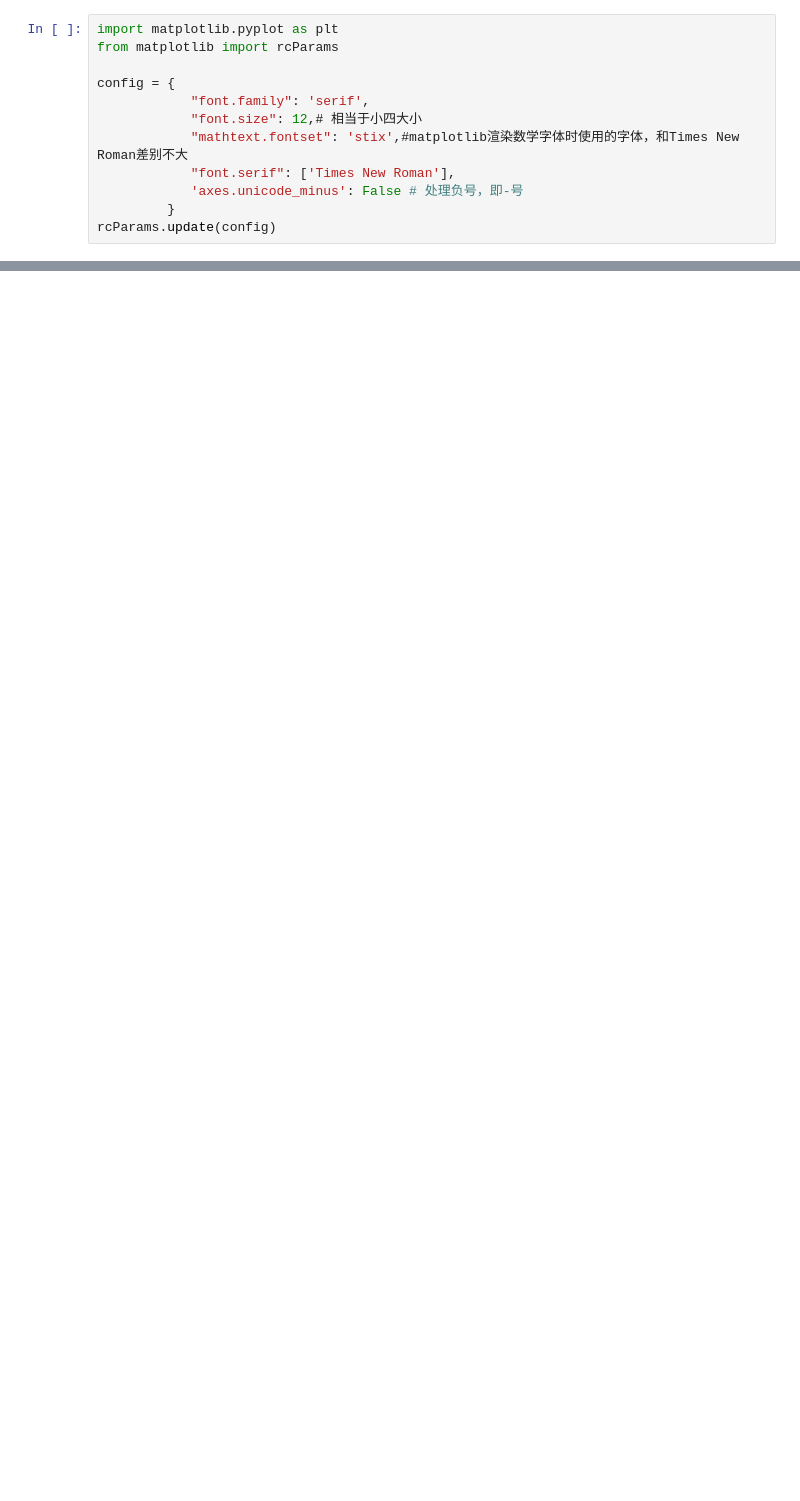
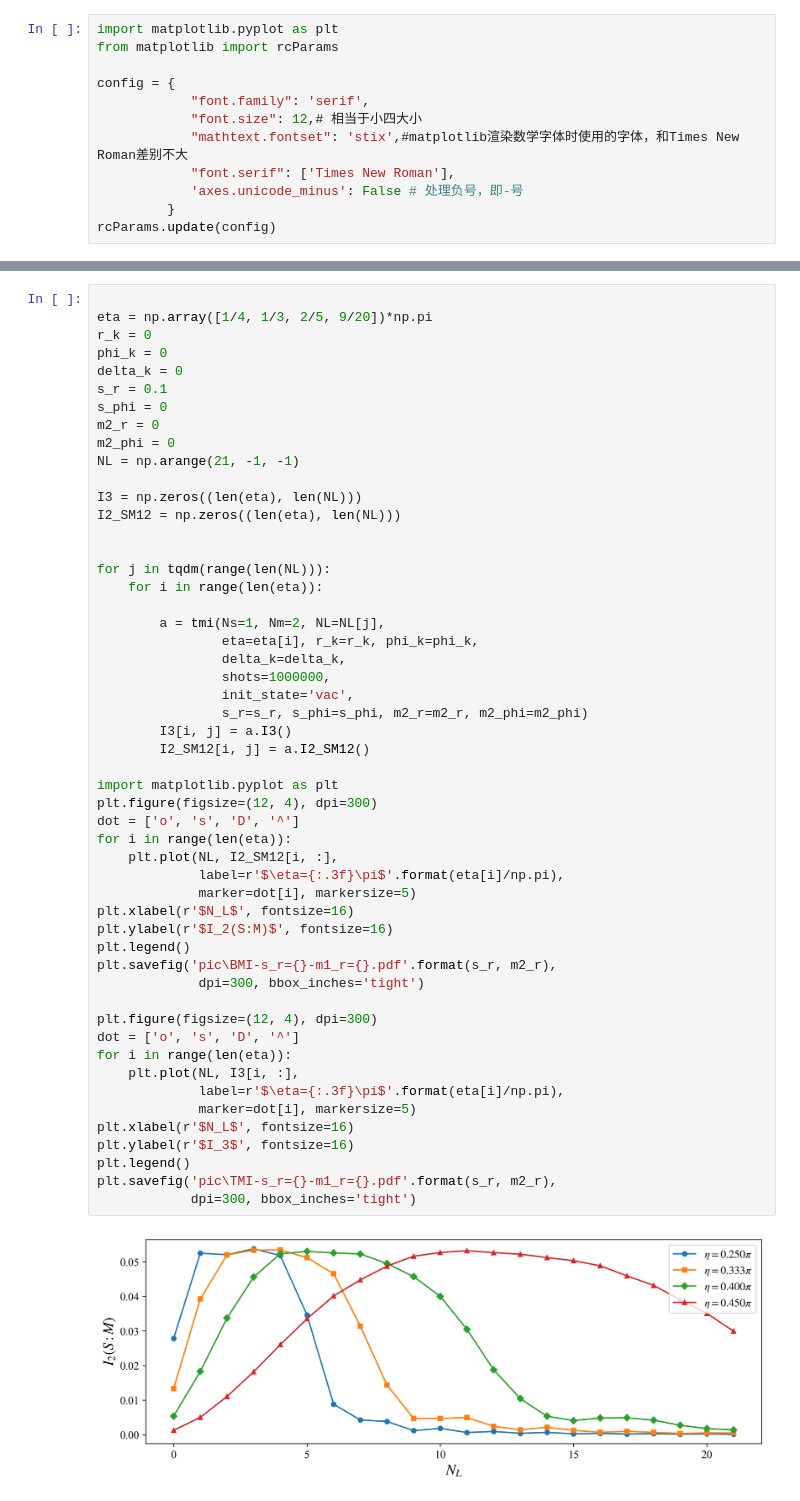
Before and after one commit to AmAmIyA-Q/CM-Model, a Jupyter notebook: CollosionModel_results.ipynb, the cells around one changed output, grey strips where cells are left out. Drawn from its saved outputs; the diff is of its cells as text; blank space fills up the shorter version.

```diff
--- a/CollosionModel_results.ipynb
+++ b/CollosionModel_results.ipynb
@@ -70,0 +102,54 @@ plt.savefig('pic\TMI-s_r={}-m1_r={}.pdf'.format(s_r, m1_r),
+# %%
+
+eta = np.array([1/4, 1/3, 2/5, 9/20])*np.pi
+r_k = 0
+phi_k = 0
+delta_k = 0
+s_r = 0.1
+s_phi = 0
+m2_r = 0
+m2_phi = 0
+NL = np.arange(21, -1, -1)
+
+I3 = np.zeros((len(eta), len(NL)))
+I2_SM12 = np.zeros((len(eta), len(NL)))
+
+
+for j in tqdm(range(len(NL))):
+    for i in range(len(eta)):
+
+        a = tmi(Ns=1, Nm=2, NL=NL[j],
+                eta=eta[i], r_k=r_k, phi_k=phi_k,
+                delta_k=delta_k,
+                shots=1000000,
+                init_state='vac',
+                s_r=s_r, s_phi=s_phi, m2_r=m2_r, m2_phi=m2_phi)
+        I3[i, j] = a.I3()
+        I2_SM12[i, j] = a.I2_SM12()
+
+import matplotlib.pyplot as plt
+plt.figure(figsize=(12, 4), dpi=300)
+dot = ['o', 's', 'D', '^']
+for i in range(len(eta)):
+    plt.plot(NL, I2_SM12[i, :],
+             label=r'$\eta={:.3f}\pi$'.format(eta[i]/np.pi),
+             marker=dot[i], markersize=5)
+plt.xlabel(r'$N_L$', fontsize=16)
+plt.ylabel(r'$I_2(S:M)$', fontsize=16)
+plt.legend()
+plt.savefig('pic\BMI-s_r={}-m1_r={}.pdf'.format(s_r, m2_r),
+             dpi=300, bbox_inches='tight')
+
+plt.figure(figsize=(12, 4), dpi=300)
+dot = ['o', 's', 'D', '^']
+for i in range(len(eta)):
+    plt.plot(NL, I3[i, :],
+             label=r'$\eta={:.3f}\pi$'.format(eta[i]/np.pi),
+             marker=dot[i], markersize=5)
+plt.xlabel(r'$N_L$', fontsize=16)
+plt.ylabel(r'$I_3$', fontsize=16)
+plt.legend()
+plt.savefig('pic\TMI-s_r={}-m1_r={}.pdf'.format(s_r, m2_r),
+            dpi=300, bbox_inches='tight')
+# %% [output]
+[figure, added]
```
Also changed, not shown: parts of 7 cells of this notebook, 57 other files.
